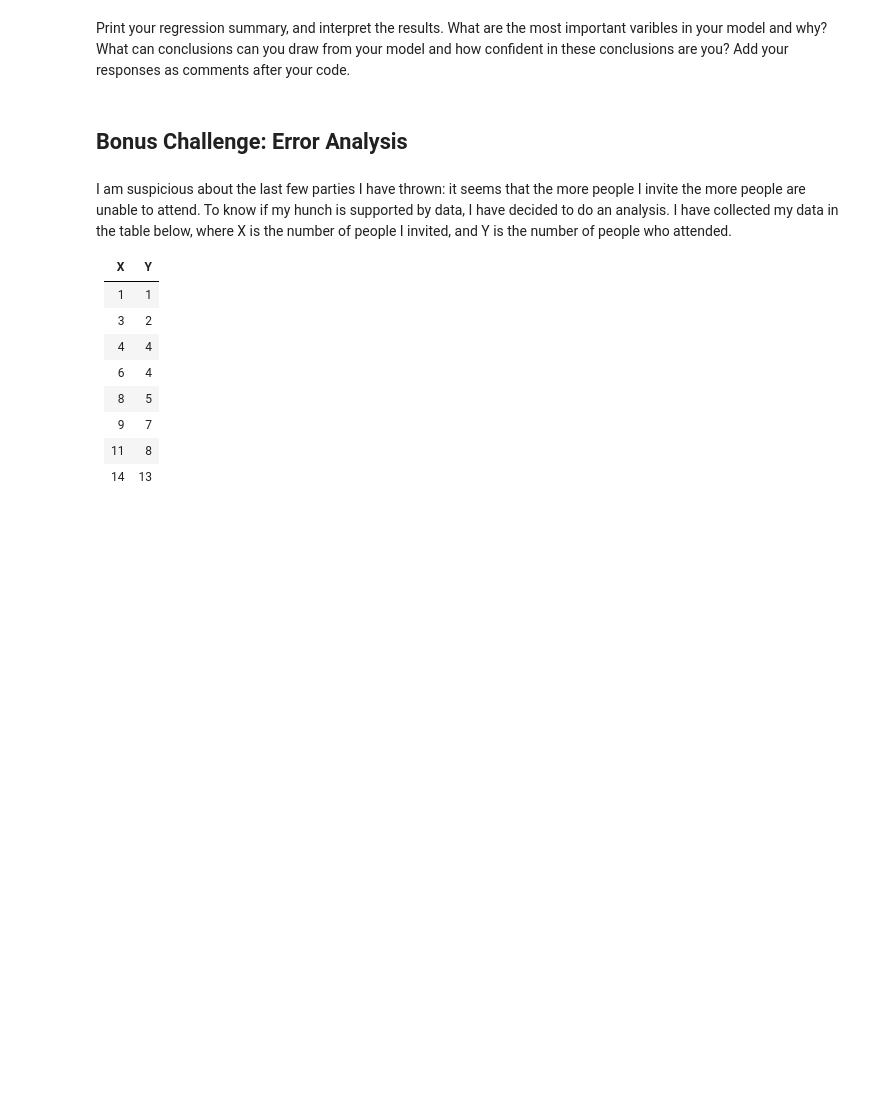
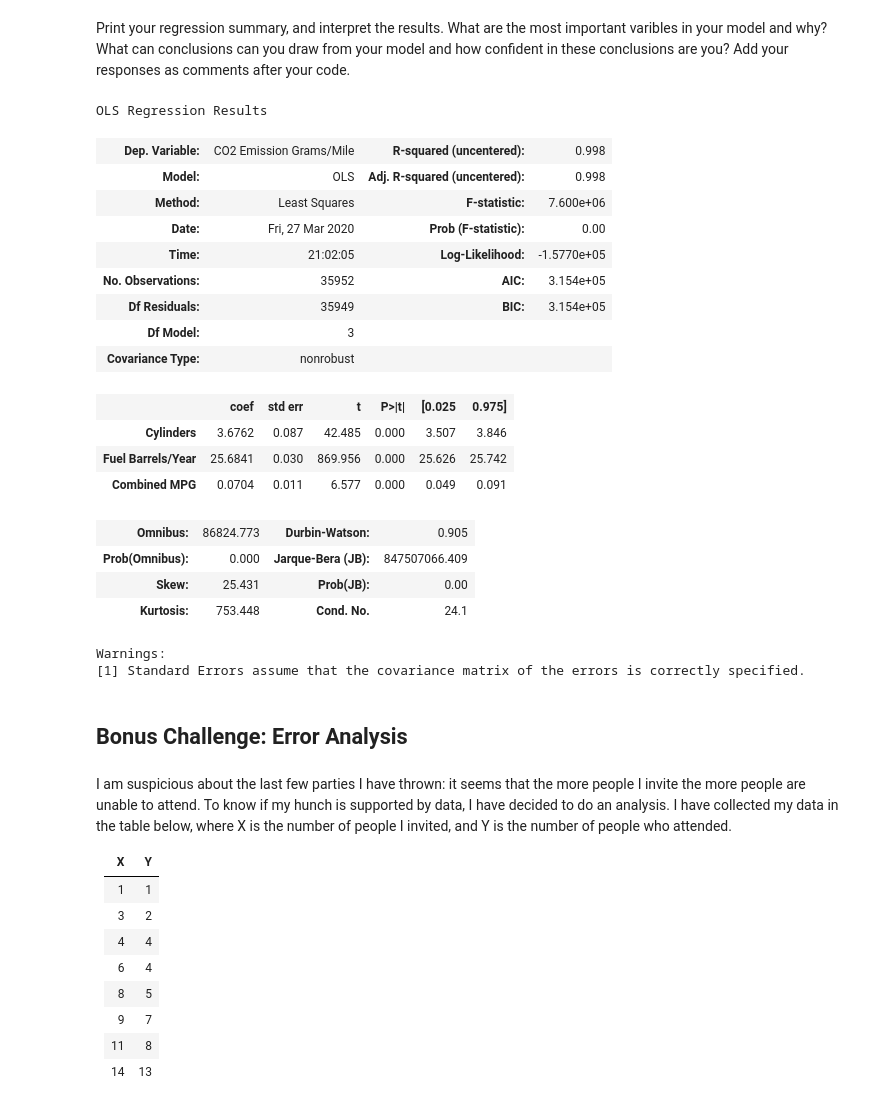
Before and after one commit to ta-datapt-bcn/lab-regression-analysis, a Jupyter notebook: your-code.ipynb, the cells around one changed output. Drawn from its saved outputs; the diff is of its cells as text; code cells hidden in the pictures; blank space fills up the shorter version.

```diff
--- a/your-code.ipynb
+++ b/your-code.ipynb
@@ -68,3 +127,7 @@ Calculate the correlations between each of these variables and the outcome. Whic
+# %%
+# Your response here.
+vehicles_df = df[['CO2 Emission Grams/Mile','Year', 'Cylinders',
+           'Fuel Barrels/Year', 'Combined MPG', 'Fuel Cost/Year']]
 # %% [markdown]
 Build a regression model for this data. What type of regression are you using? Add your responses as comments after your code.
 # %%
@@ -72,7 +146,36 @@ Build a regression model for this data. What type of regression are you using? A
+# %%
+X = vehicles_df[['Cylinders', 'Fuel Barrels/Year', 'Combined MPG']]
+Y = vehicles_df['CO2 Emission Grams/Mile']
+
+model = sm.OLS(Y,X)
+results = model.fit()
+predictions = results.predict(X)
 # %% [markdown]
 Print your regression summary, and interpret the results. What are the most important varibles in your model and why? What can conclusions can you draw from your model and how confident in these conclusions are you? Add your responses as comments after your code.
 # %%
 # Your response here.
+results.summary()
+# %% [output]
+OLS Regression Results
+| Dep. Variable: | CO2 Emission Grams/Mile | R-squared (uncentered): | 0.998 |
+| Model: | OLS | Adj. R-squared (uncentered): | 0.998 |
+| Method: | Least Squares | F-statistic: | 7.600e+06 |
+| Date: | Fri, 27 Mar 2020 | Prob (F-statistic): | 0.00 |
+| Time: | 21:02:05 | Log-Likelihood: | -1.5770e+05 |
+| No. Observations: | 35952 | AIC: | 3.154e+05 |
+| Df Residuals: | 35949 | BIC: | 3.154e+05 |
+| Df Model: | 3 |  |  |
+| Covariance Type: | nonrobust |  |  |
+|  | coef | std err | t | P>|t| | [0.025 | 0.975] |
+| Cylinders | 3.6762 | 0.087 | 42.485 | 0.000 | 3.507 | 3.846 |
+| Fuel Barrels/Year | 25.6841 | 0.030 | 869.956 | 0.000 | 25.626 | 25.742 |
+| Combined MPG | 0.0704 | 0.011 | 6.577 | 0.000 | 0.049 | 0.091 |
+| Omnibus: | 86824.773 | Durbin-Watson: | 0.905 |
+| Prob(Omnibus): | 0.000 | Jarque-Bera (JB): | 847507066.409 |
+| Skew: | 25.431 | Prob(JB): | 0.00 |
+| Kurtosis: | 753.448 | Cond. No. | 24.1 |
+Warnings:
+[1] Standard Errors assume that the covariance matrix of the errors is correctly specified.
 # %% [markdown]
 ## Bonus Challenge: Error Analysis
 # %% [markdown]
```
Also changed, not shown: parts of 19 cells of this notebook, 1 other file.
